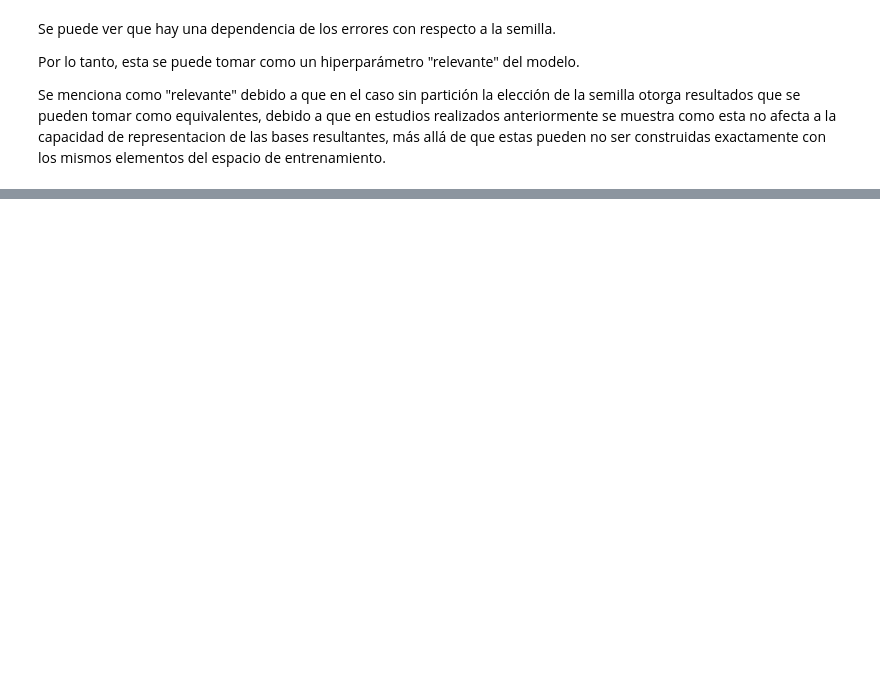
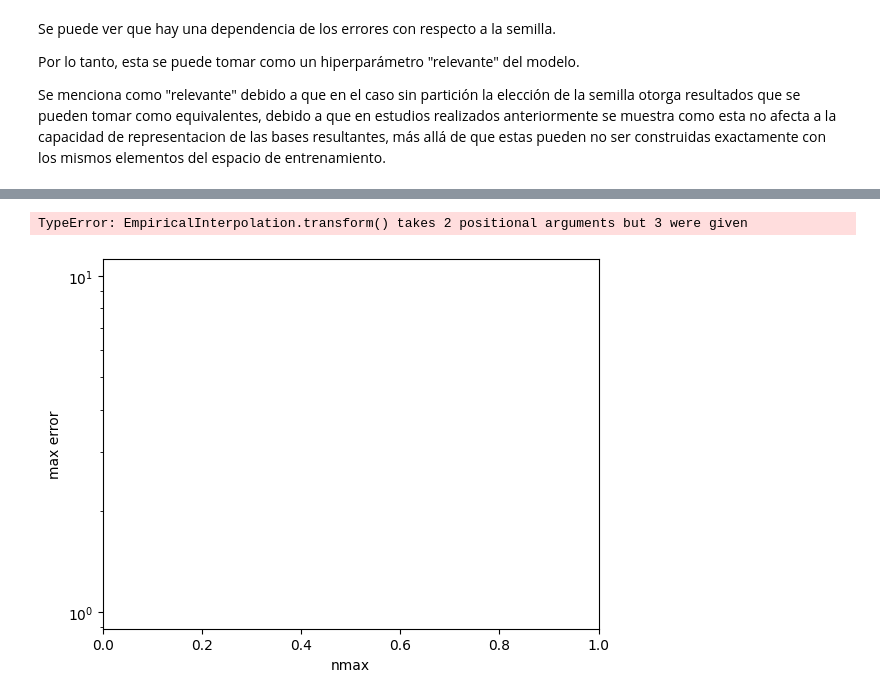
Before and after one commit to francocerino/scikit-reducedmodel, a Jupyter notebook: demo.ipynb, the cells around one changed output, grey strips where cells are left out. Saved outputs shown, nothing was run; the diff lists cells and outputs as text; code cells hidden in the pictures; blank space fills up the shorter version.

Commit message:
avance en clase EIM con tests

```diff
--- a/demo.ipynb
+++ b/demo.ipynb
@@ -204,0 +208,3 @@ Se menciona como "relevante" debido a que en el caso sin partición la elección
+# %%
+# normalizamos el conjunto de ondas de testeo
+ts_test_normalized = normalize_set(ts_test, times)
@@ -204,0 +213,15 @@ Se menciona como "relevante" debido a que en el caso sin partición la elección
+# %%
+rb = ReducedBasis(index_seed_global_rb = 0,
+                  greedy_tol = 1e-16,
+                  lmax = 0,
+                  nmax = np.inf,
+                  normalize = True,
+                  integration_rule="riemann"
+                  )
+
+rb.fit(training_set = ts_train,
+       parameters = q_train,
+       physical_points = times
+       )
+
+eim = EmpiricalInterpolation(reduced_basis=rb)
@@ -204,0 +249,54 @@ Se menciona como "relevante" debido a que en el caso sin partición la elección
+# %%
+index_seed_global_rb = 0
+
+range_lmax = range(0,5)
+range_nmax = range(5,26,5)
+
+plt.yscale("log")
+plt.xlabel("nmax")
+plt.ylabel("max error")
+
+
+for lmax in range_lmax:
+    max_errors_rb = []
+    max_errors_eim = []
+
+    for nmax in range_nmax:
+        rb = ReducedBasis(index_seed_global_rb = index_seed_global_rb,
+                          greedy_tol = 1e-16,
+                          lmax = lmax,
+                          nmax = nmax,
+                          normalize = True,
+                          integration_rule="riemann"
+                          )
+
+        rb.fit(training_set = ts_train,
+               parameters = q_train,
+               physical_points = times
+               )
+
+        eim = EmpiricalInterpolation(reduced_basis=rb)
+        eim.fit
+
+        errors_rb = []
+        errors_eim = []
+        for h, q in zip(ts_test_normalized, q_test):
+            # calculamos la proyección de las ondas con el modelo hp-greedy
+            h_rb = rb.transform(h,q)
+            h_eim = eim.transform(h,q)
+
+            # calculamos el error para la proyección
+            errors_rb.append(error(h, h_rb, times))
+            errors_eim.append(error(h, h_eim, times))
+
+        # tomamos el error máximo en el conjunto de validación
+        max_errors_rb.append(np.max(errors_rb))
+        max_errors_eim.append(np.max(errors_eim))
+
+    plt.plot(range_nmax, max_errors_rb, "o--", label = f"lmax = {lmax} - RB")
+    plt.plot(range_nmax, max_errors_eim, "o--", label = f"lmax = {lmax} - EIM")
+
+plt.legend();
+# %% [output]
+TypeError: EmpiricalInterpolation.transform() takes 2 positional arguments but 3 were given
+[figure, added]
```
Also changed, not shown: parts of 26 cells of this notebook, 4 other files.
